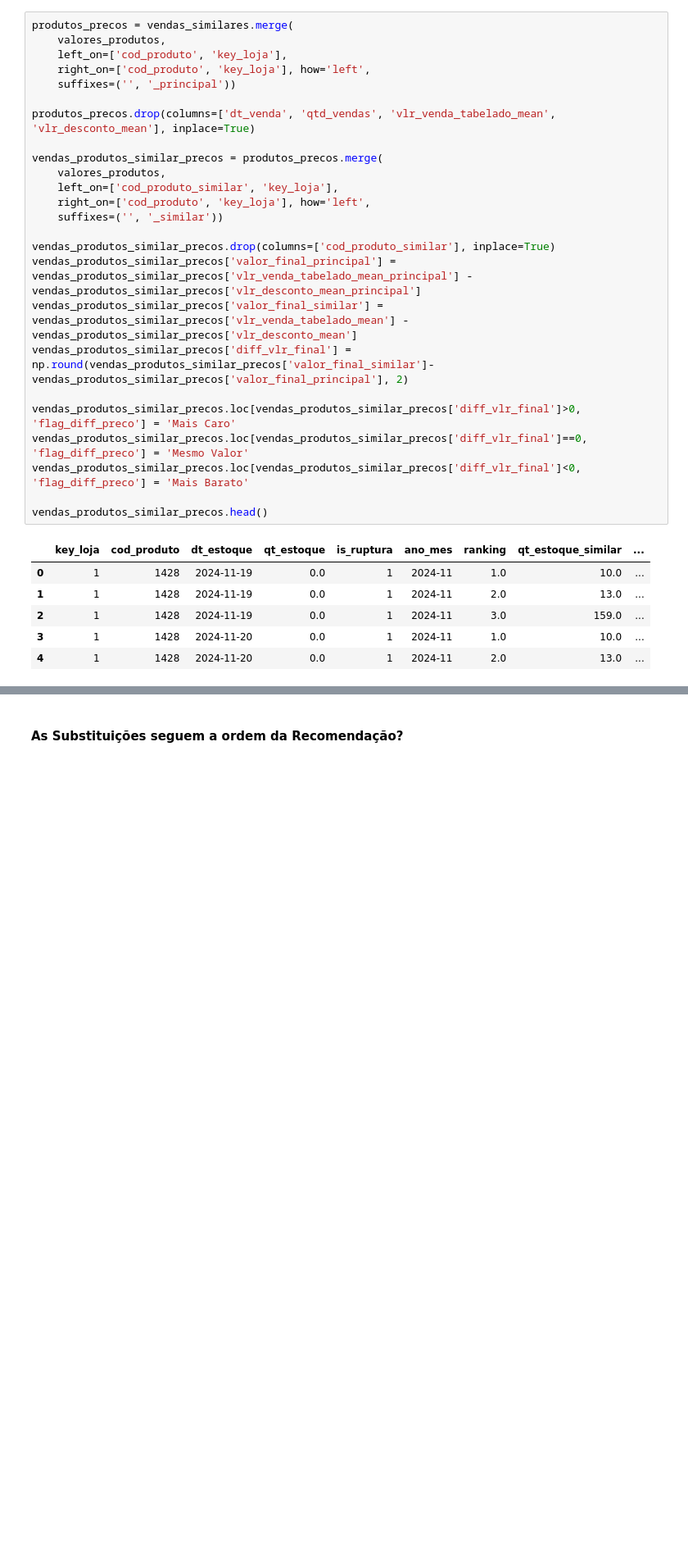
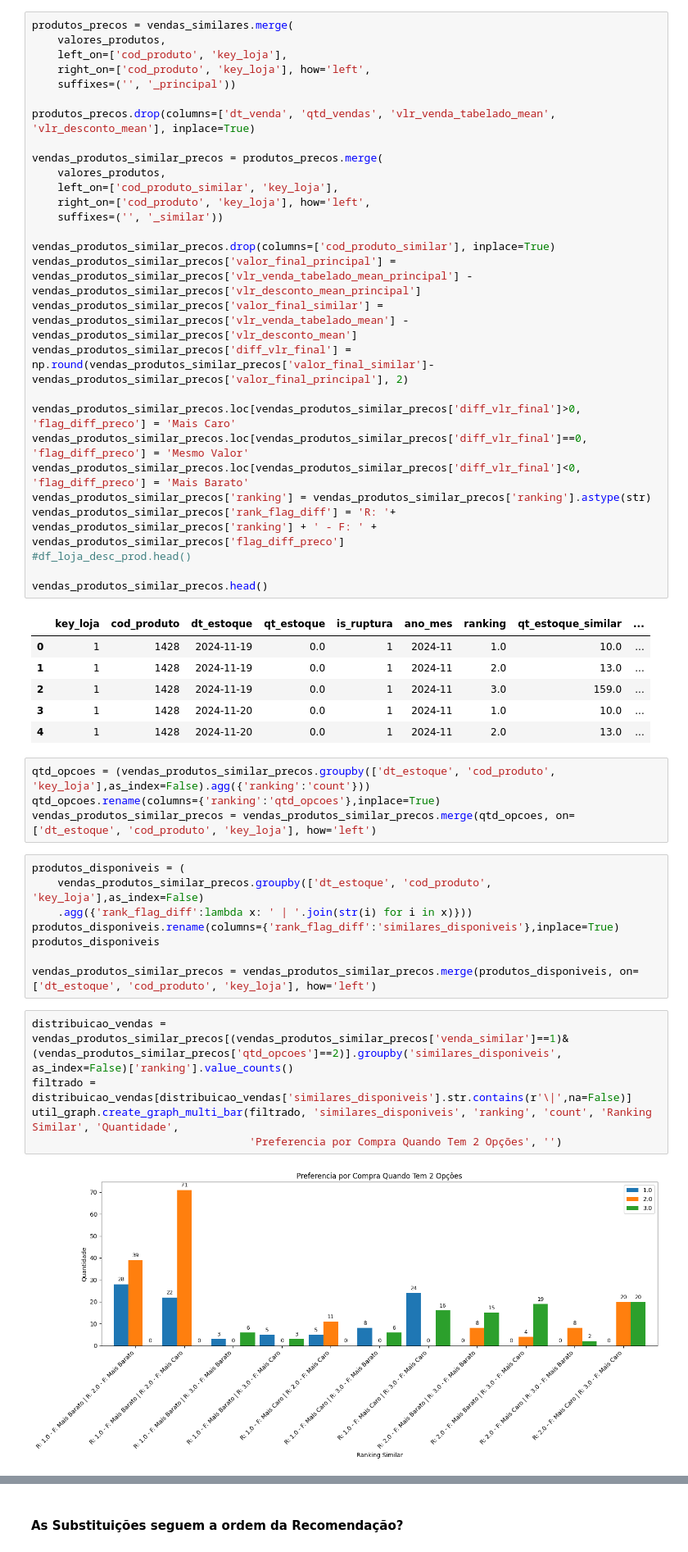
Before and after one commit to CarlosQuixada/Case_Boticario, a Jupyter notebook: notebooks/01_Analise_Grau_Substituicao_Loja_1_Menor.ipynb, the cells around one changed output, grey strips where cells are left out. Shown at 82% size. Drawn from its saved outputs; the diff is of its cells as text; blank space fills up the shorter version.

```diff
--- a/notebooks/01_Analise_Grau_Substituicao_Loja_1_Menor.ipynb
+++ b/notebooks/01_Analise_Grau_Substituicao_Loja_1_Menor.ipynb
@@ -408,6 +318,9 @@ vendas_produtos_similar_precos['diff_vlr_final'] = np.round(vendas_produtos_simi
 vendas_produtos_similar_precos.loc[vendas_produtos_similar_precos['diff_vlr_final']>0, 'flag_diff_preco'] = 'Mais Caro'
 vendas_produtos_similar_precos.loc[vendas_produtos_similar_precos['diff_vlr_final']==0, 'flag_diff_preco'] = 'Mesmo Valor'
 vendas_produtos_similar_precos.loc[vendas_produtos_similar_precos['diff_vlr_final']<0, 'flag_diff_preco'] = 'Mais Barato'
+vendas_produtos_similar_precos['ranking'] = vendas_produtos_similar_precos['ranking'].astype(str)
+vendas_produtos_similar_precos['rank_flag_diff'] = 'R: '+ vendas_produtos_similar_precos['ranking'] + ' - F: ' + vendas_produtos_similar_precos['flag_diff_preco']
+#df_loja_desc_prod.head()
 
 vendas_produtos_similar_precos.head()
 # %% [output]
@@ -417,3 +330,22 @@ vendas_produtos_similar_precos.head()
 | 2 | 1 | 1428 | 2024-11-19 | 0.0 | 1 | 2024-11 | 3.0 | 159.0 | ... |
 | 3 | 1 | 1428 | 2024-11-20 | 0.0 | 1 | 2024-11 | 1.0 | 10.0 | ... |
 | 4 | 1 | 1428 | 2024-11-20 | 0.0 | 1 | 2024-11 | 2.0 | 13.0 | ... |
+# %%
+qtd_opcoes = (vendas_produtos_similar_precos.groupby(['dt_estoque', 'cod_produto', 'key_loja'],as_index=False).agg({'ranking':'count'}))
+qtd_opcoes.rename(columns={'ranking':'qtd_opcoes'},inplace=True)
+vendas_produtos_similar_precos = vendas_produtos_similar_precos.merge(qtd_opcoes, on=['dt_estoque', 'cod_produto', 'key_loja'], how='left')
+# %%
+produtos_disponiveis = (
+    vendas_produtos_similar_precos.groupby(['dt_estoque', 'cod_produto', 'key_loja'],as_index=False)
+    .agg({'rank_flag_diff':lambda x: ' | '.join(str(i) for i in x)}))
+produtos_disponiveis.rename(columns={'rank_flag_diff':'similares_disponiveis'},inplace=True)
+produtos_disponiveis
+
+vendas_produtos_similar_precos = vendas_produtos_similar_precos.merge(produtos_disponiveis, on=['dt_estoque', 'cod_produto', 'key_loja'], how='left')
+# %%
+distribuicao_vendas = vendas_produtos_similar_precos[(vendas_produtos_similar_precos['venda_similar']==1)&(vendas_produtos_similar_precos['qtd_opcoes']==2)].groupby('similares_disponiveis', as_index=False)['ranking'].value_counts()
+filtrado = distribuicao_vendas[distribuicao_vendas['similares_disponiveis'].str.contains(r'\|',na=False)]
+util_graph.create_graph_multi_bar(filtrado, 'similares_disponiveis', 'ranking', 'count', 'Ranking Similar', 'Quantidade',
+                                  'Preferencia por Compra Quando Tem 2 Opções', '')
+# %% [output]
+[figure, added]
```
Also changed, not shown: parts of 19 cells of this notebook, 12 other files.
